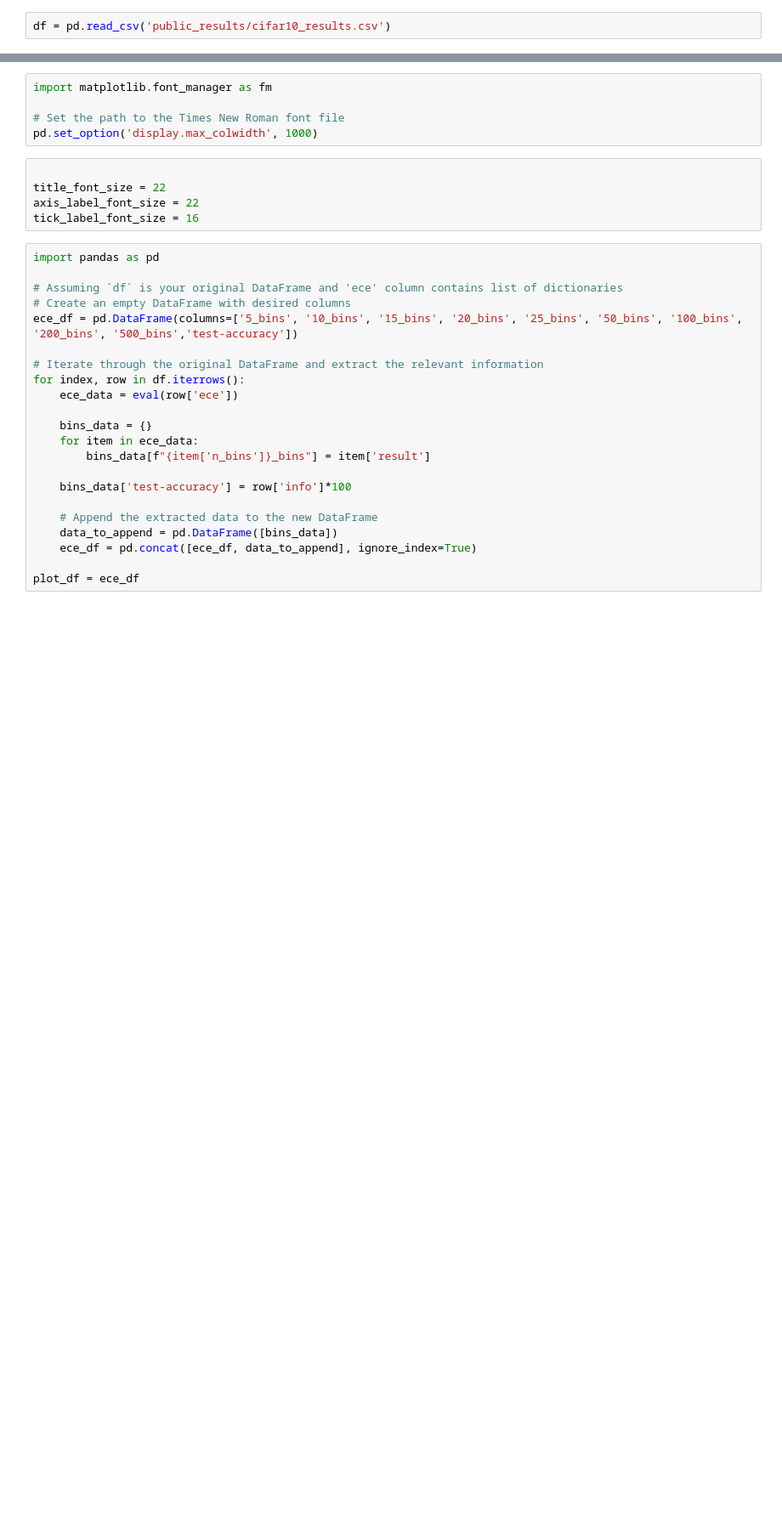
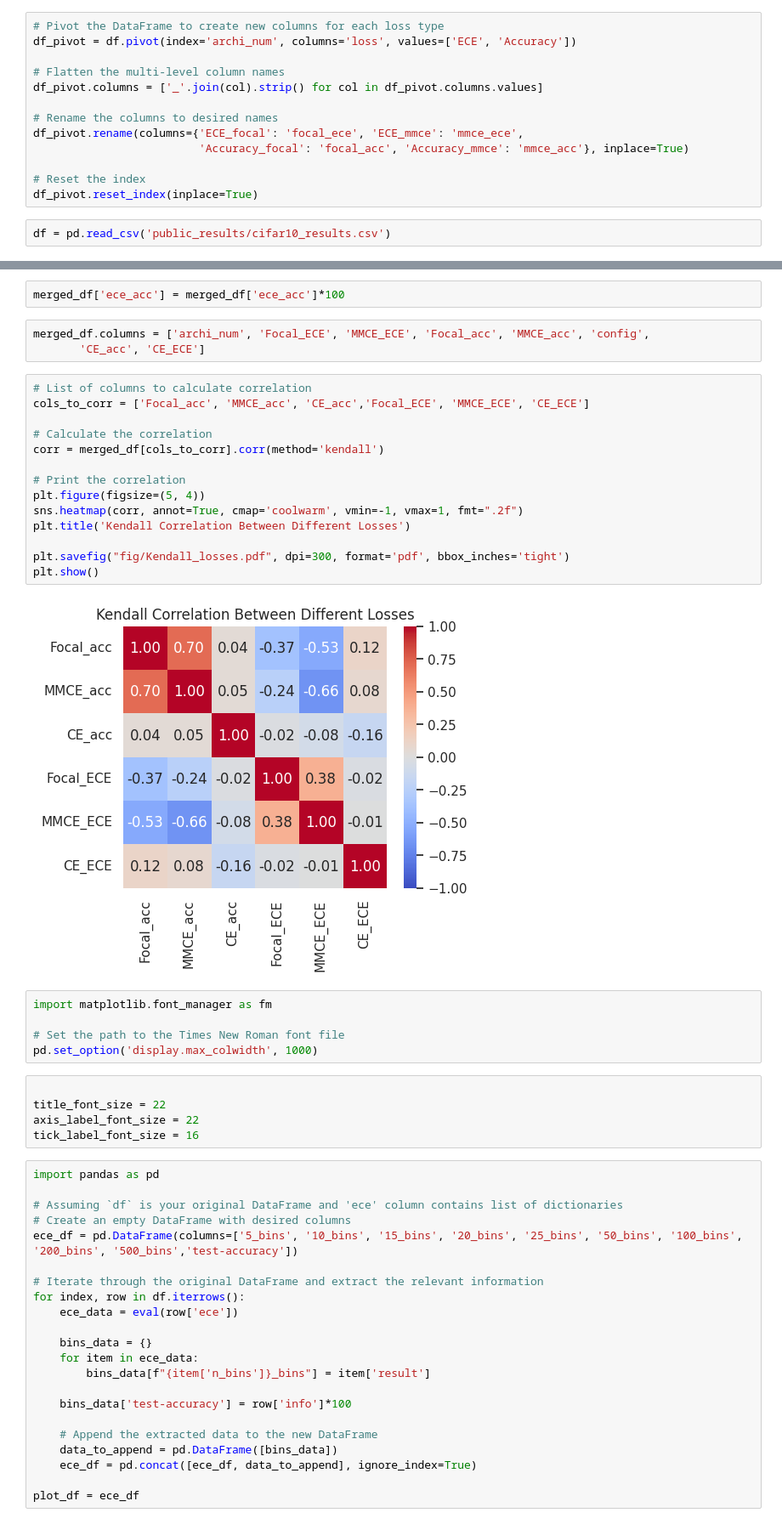
Before and after one commit to johnnyzyn/project_calibration, a Jupyter notebook: graphing.ipynb, the cells around one changed output, grey strips where cells are left out. Shown at 85% size. Saved outputs shown, nothing was run; the diff lists cells and outputs as text; blank space fills up the shorter version.

```diff
--- a/graphing.ipynb
+++ b/graphing.ipynb
@@ -64,2 +24,15 @@ df_toport.to_csv('final_results/ece.csv',index = False)
+# %%
+# Pivot the DataFrame to create new columns for each loss type
+df_pivot = df.pivot(index='archi_num', columns='loss', values=['ECE', 'Accuracy'])
+
+# Flatten the multi-level column names
+df_pivot.columns = ['_'.join(col).strip() for col in df_pivot.columns.values]
+
+# Rename the columns to desired names
+df_pivot.rename(columns={'ECE_focal': 'focal_ece', 'ECE_mmce': 'mmce_ece',
+                         'Accuracy_focal': 'focal_acc', 'Accuracy_mmce': 'mmce_acc'}, inplace=True)
+
+# Reset the index
+df_pivot.reset_index(inplace=True)
 # %%
 df = pd.read_csv('public_results/cifar10_results.csv')
@@ -70,3 +49,24 @@ df_new.to_csv('final_results/ece.csv',index = False)
+# %%
+merged_df['ece_acc'] = merged_df['ece_acc']*100
+# %%
+merged_df.columns = ['archi_num', 'Focal_ECE', 'MMCE_ECE', 'Focal_acc', 'MMCE_acc', 'config',
+       'CE_acc', 'CE_ECE']
+# %%
+# List of columns to calculate correlation
+cols_to_corr = ['Focal_acc', 'MMCE_acc', 'CE_acc','Focal_ECE', 'MMCE_ECE', 'CE_ECE']
+
+# Calculate the correlation
+corr = merged_df[cols_to_corr].corr(method='kendall')
+
+# Print the correlation
+plt.figure(figsize=(5, 4))
+sns.heatmap(corr, annot=True, cmap='coolwarm', vmin=-1, vmax=1, fmt=".2f")
+plt.title('Kendall Correlation Between Different Losses')
+
+plt.savefig("fig/Kendall_losses.pdf", dpi=300, format='pdf', bbox_inches='tight')
+plt.show()
+# %% [output]
+[figure, added]
 # %%
 import matplotlib.font_manager as fm
 
```
Also changed, not shown: parts of 22 cells of this notebook, 7 other files.
